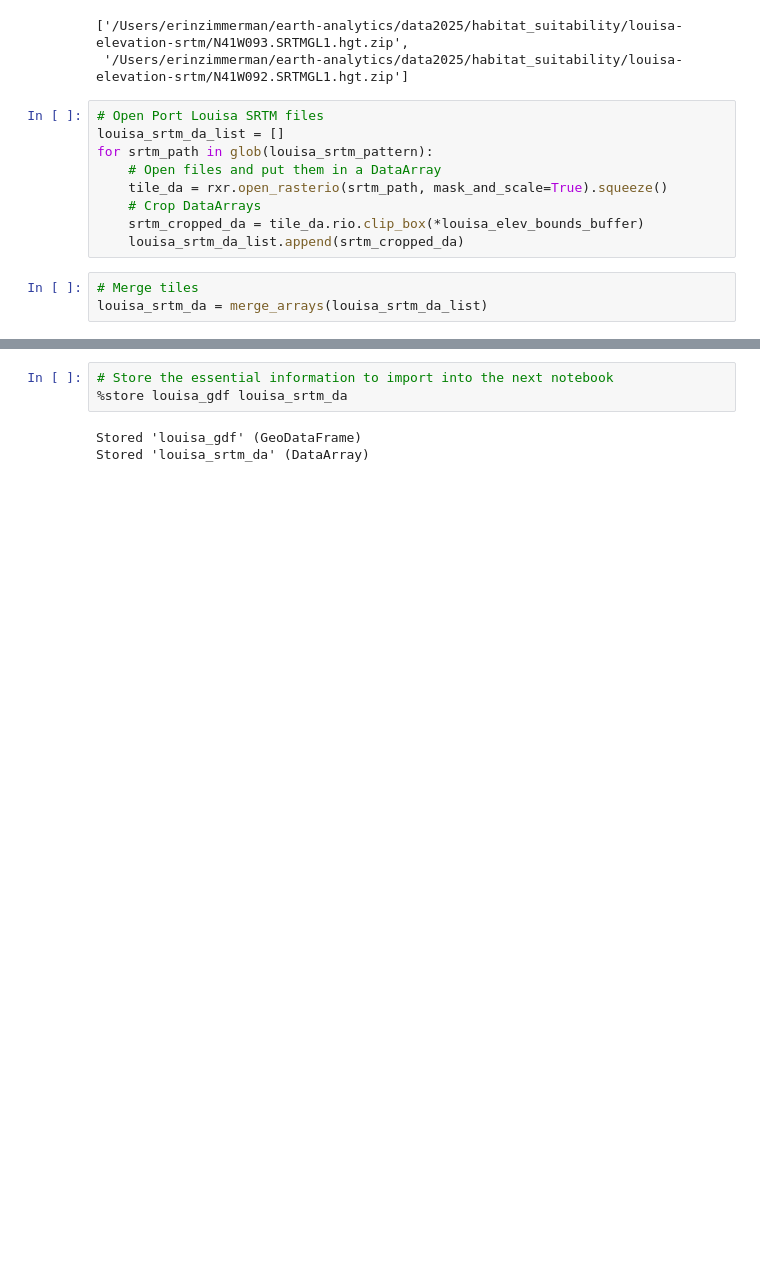
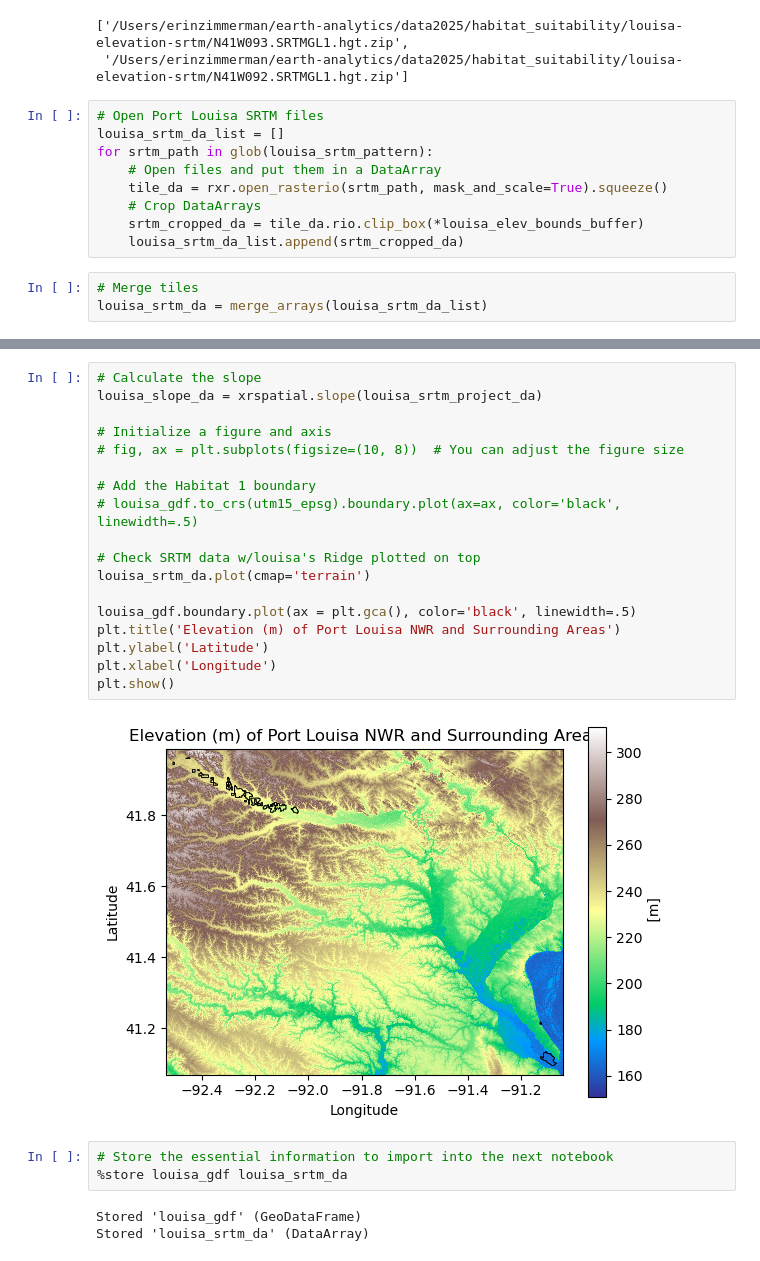
Before and after one commit to earthlab-education/habitat-suitability-ZimmZone, a Jupyter notebook: 03.5_louisa_soil_sata_suitability.ipynb, the cells around one changed output, grey strips where cells are left out. Drawn from its saved outputs; the diff is of its cells as text; blank space fills up the shorter version.

```diff
--- a/03.5_louisa_soil_sata_suitability.ipynb
+++ b/03.5_louisa_soil_sata_suitability.ipynb
@@ -387,3 +422,23 @@ plt.show()
+# %%
+# Calculate the slope
+louisa_slope_da = xrspatial.slope(louisa_srtm_project_da)
+
+# Initialize a figure and axis
+# fig, ax = plt.subplots(figsize=(10, 8))  # You can adjust the figure size
+
+# Add the Habitat 1 boundary
+# louisa_gdf.to_crs(utm15_epsg).boundary.plot(ax=ax, color='black', linewidth=.5)
+
+# Check SRTM data w/louisa's Ridge plotted on top
+louisa_srtm_da.plot(cmap='terrain')
+
+louisa_gdf.boundary.plot(ax = plt.gca(), color='black', linewidth=.5)
+plt.title('Elevation (m) of Port Louisa NWR and Surrounding Areas')
+plt.ylabel('Latitude')
+plt.xlabel('Longitude')
+plt.show()
+# %% [output]
+[figure, added]
 # %%
 # Store the essential information to import into the next notebook
 %store louisa_gdf louisa_srtm_da
```
Also changed, not shown: parts of 6 cells of this notebook, 6 other files.
